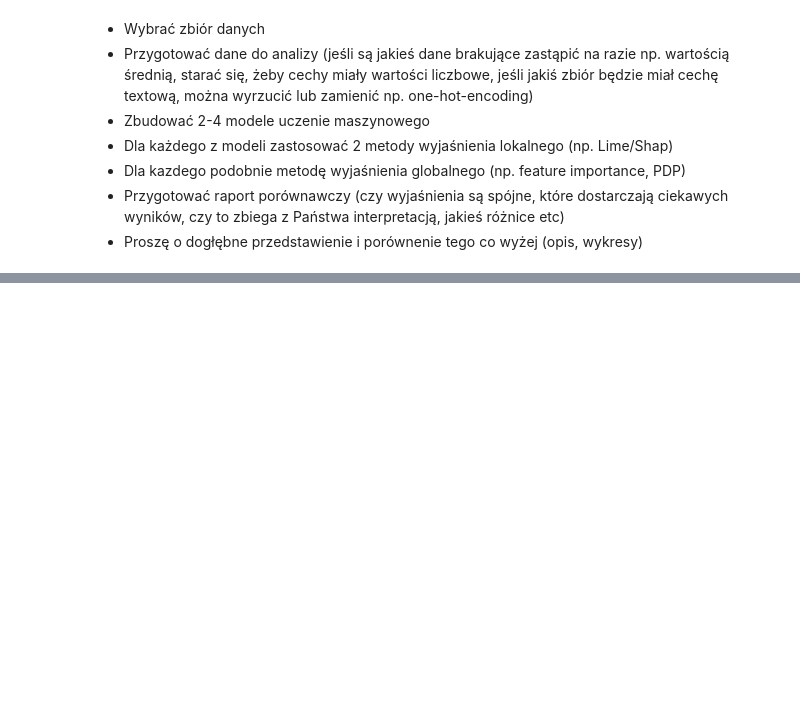
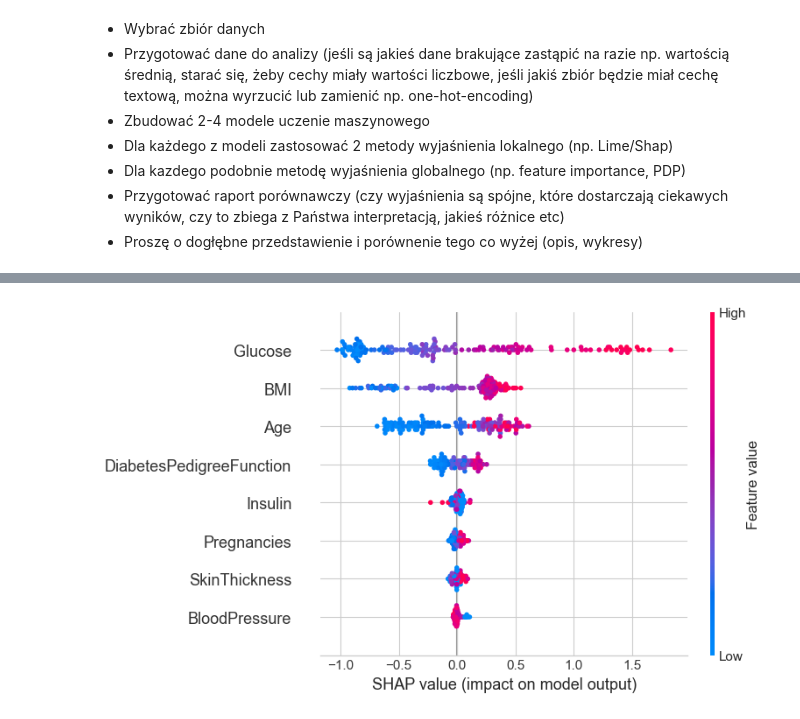
Before and after one commit to pawel00wypych/Machine-Learning-Techniques, a Jupyter notebook: ModelsExplainability/139897_Paweł_Wypych_ModelsExplainability.ipynb, the cells around one changed output, grey strips where cells are left out. Drawn from its saved outputs; the diff is of its cells as text; code cells hidden in the pictures; blank space fills up the shorter version.

Commit message:
Models explainability finished

```diff
--- a/ModelsExplainability/139897_Paweł_Wypych_ModelsExplainability.ipynb
+++ b/ModelsExplainability/139897_Paweł_Wypych_ModelsExplainability.ipynb
@@ -34,0 +64,39 @@ data.head(20)
+# %%
+
+models_cls = {
+    "SVC": SVC(kernel='rbf', probability=True, random_state=42),
+    "RandomForest": RandomForestClassifier(random_state=42),
+    "XGBoost": XGBClassifier(eval_metric='logloss', random_state=42)
+}
+
+param_grid = {
+    'n_estimators': [100, 200],
+    'max_depth': [3, 5, 7],
+    'learning_rate': [0.01, 0.1, 0.2],
+    'subsample': [0.8, 1.0],
+    'colsample_bytree': [0.8, 1.0]
+}
+
+# GridSearchCV
+grid_search = GridSearchCV(
+    estimator=models_cls['XGBoost'],
+    param_grid=param_grid,
+    scoring='accuracy',
+    cv=5,
+    n_jobs=-1,
+    verbose=1
+)
+
+# Dopasowanie
+grid_search.fit(X_train_cls, y_train_cls)
+
+# Najlepsze parametry
+print("Najlepsze parametry:", grid_search.best_params_)
+best_model = grid_search.best_estimator_
+models_cls['XGBoost'] = best_model
+
+for name, model in models_cls.items():
+    model.fit(X_train_cls, y_train_cls)
+    print(f"\n{name}:")
+    y_pred = model.predict(X_test_cls)
+    print(f"Dokładność: {accuracy_score(y_test_cls, y_pred):.4f}")
@@ -35,2 +121,8 @@ data.head(20)
 # %%
-# model 1
+# Shap
+explainer_shap = shap.Explainer(models_cls["XGBoost"], X_test_cls)
+shap_values = explainer_shap(X_test_cls)
+
+shap.summary_plot(shap_values, X_test_cls, feature_names=X_cls.columns)
+# %% [output]
+[figure, added]
```
Also changed, not shown: parts of 39 cells of this notebook, 1 other file.
